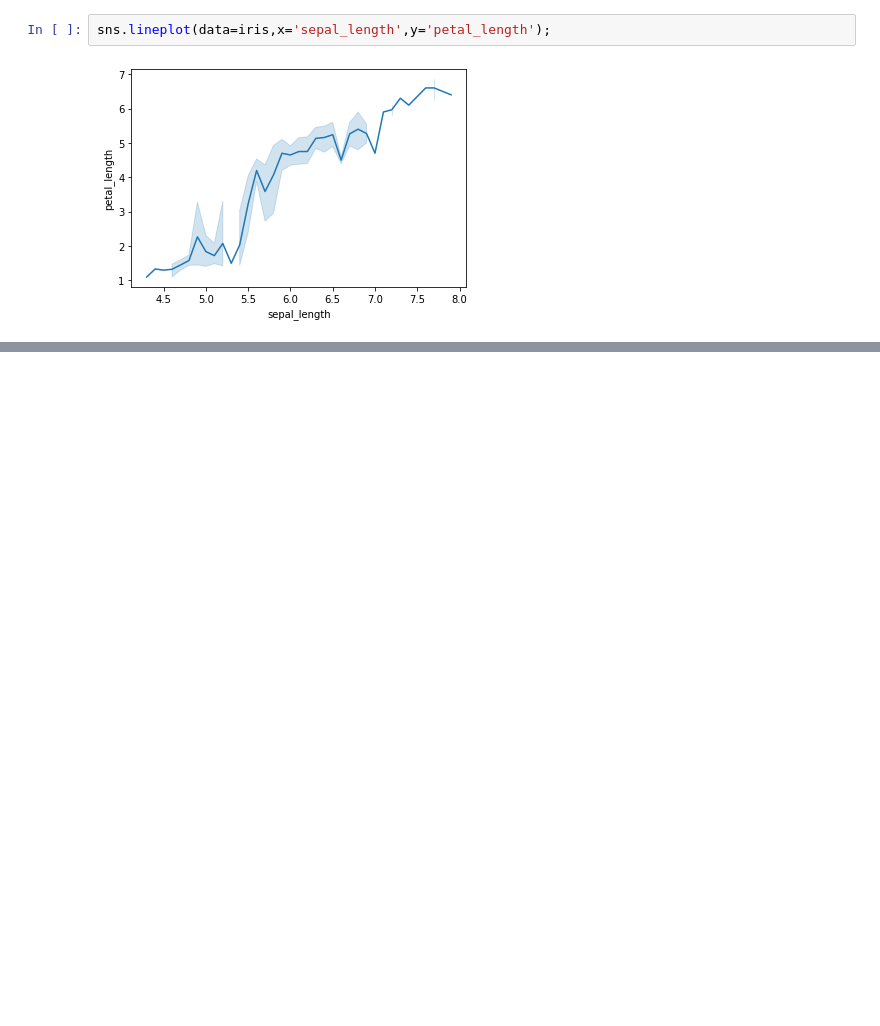
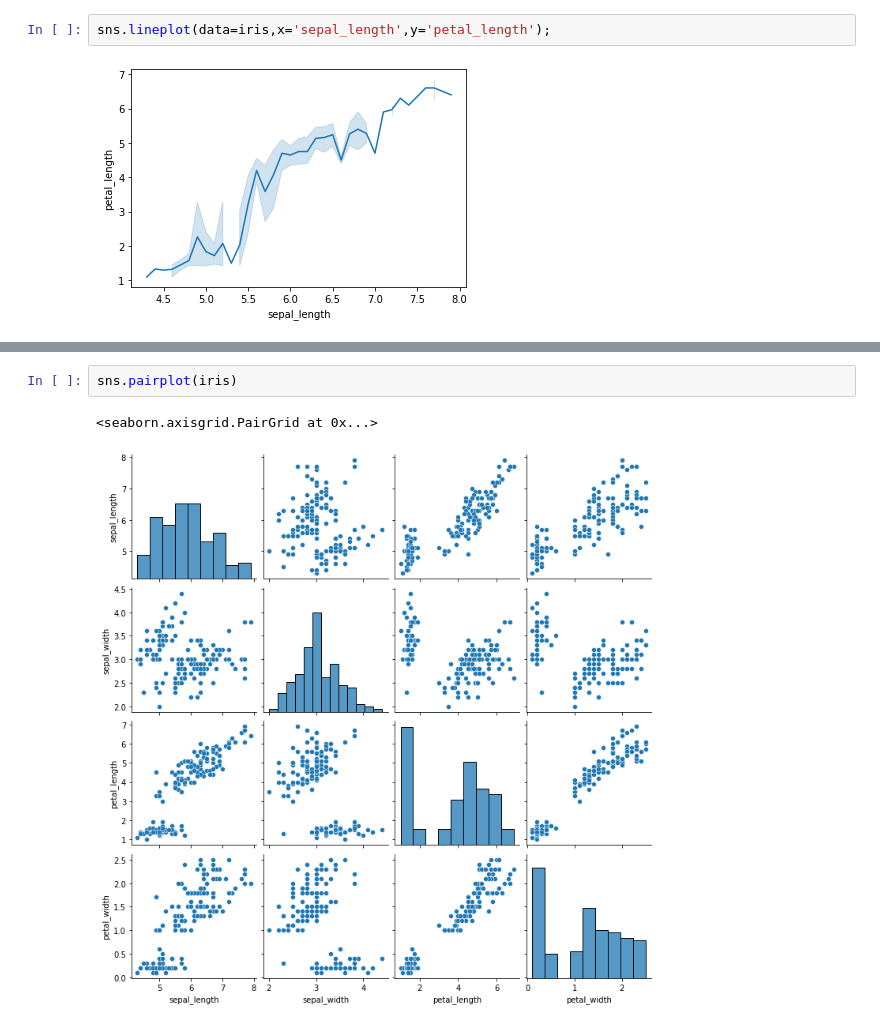
Before and after one commit to abagla18/ineuron_MLDL, a Jupyter notebook: 1_Python/4_plotting_libraries.ipynb, the cells around one changed output, grey strips where cells are left out. Drawn from its saved outputs; the diff is of its cells as text; blank space fills up the shorter version.

```diff
--- a/1_Python/4_plotting_libraries.ipynb
+++ b/1_Python/4_plotting_libraries.ipynb
@@ -269,0 +274,5 @@ sns.lineplot(data=iris,x='sepal_length',y='petal_length');
+# %%
+sns.pairplot(iris)
+# %% [output]
+<seaborn.axisgrid.PairGrid at 0x...>
+[figure, added]
```
Also changed, not shown: parts of 15 cells of this notebook.
